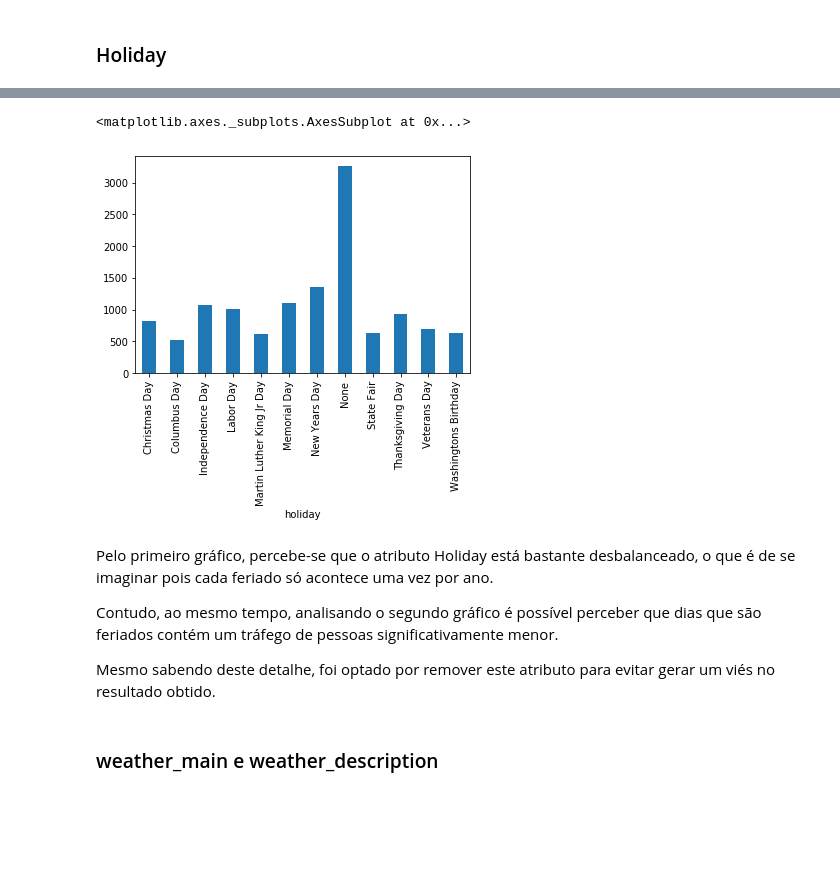
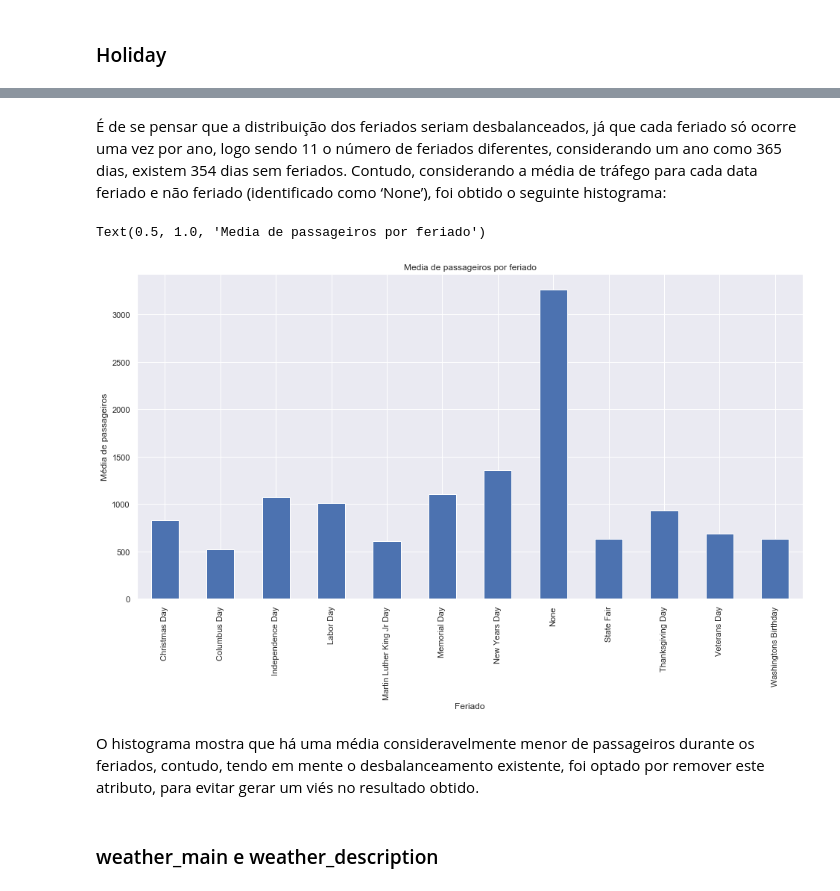
Before and after one commit to DefinitelyNotACactus/AI, a Jupyter notebook: Regression/Q2 - Regression.ipynb, the cells around one changed output, grey strips where cells are left out. Drawn from its saved outputs; the diff is of its cells as text; code cells hidden in the pictures; blank space fills up the shorter version.

```diff
--- a/Regression/Q2 - Regression.ipynb
+++ b/Regression/Q2 - Regression.ipynb
@@ -21,6 +29,7 @@ from sklearn import tree
 from sklearn import model_selection
 from sklearn import metrics
 # %%
+sns.set(rc = {'figure.figsize':(16, 8)})
 df = pd.read_csv('Metro_Interstate_Traffic_Volume.csv', delimiter = ',') # Abrir base de dados
 
 df.head()
@@ -33,0 +45,6 @@ df.head()
+# %%
+print("Duplicatas: %d" % (len(df[df.duplicated()])))
+df.drop_duplicates(keep = 'first', inplace = True) #remover duplicatas
+
+df.reset_index(inplace = True) # por algum motivo eliminar linhas resulta em um index mucho louco
+df.drop(columns = ['index'], inplace = True)
@@ -115,14 +141,15 @@ Name: holiday, dtype: int64
+# %% [markdown]
+É de se pensar que a distribuição dos feriados seriam desbalanceados, já que cada feriado só ocorre uma vez por ano, logo sendo 11 o número de feriados diferentes, considerando um ano como 365 dias, existem 354 dias sem feriados. Contudo, considerando a média de tráfego para cada data feriado e não feriado (identificado como ‘None’), foi obtido o seguinte histograma:
 # %%
 df.groupby('holiday').mean()['traffic_volume'].plot.bar()
+plt.xlabel('Feriado')
+plt.ylabel('Média de passageiros')
+plt.title("Media de passageiros por feriado")
 # %% [output]
-<matplotlib.axes._subplots.AxesSubplot at 0x...>
+Text(0.5, 1.0, 'Media de passageiros por feriado')
-[figure, old version]
+[figure, new version]
-# %% [markdown]
-Pelo primeiro gráfico, percebe-se que o atributo Holiday está bastante desbalanceado, o que é de se imaginar pois cada feriado só acontece uma vez por ano.
-
-Contudo, ao mesmo tempo, analisando o segundo gráfico é possível perceber que dias que são feriados contém um tráfego de pessoas significativamente menor.
-
-Mesmo sabendo deste detalhe, foi optado por remover este atributo para evitar gerar um viés no resultado obtido.
+# %% [markdown]
+O histograma mostra que há uma média consideravelmente menor de passageiros durante os feriados, contudo, tendo em mente o desbalanceamento existente, foi optado por remover este atributo, para evitar gerar um viés no resultado obtido.
 # %%
 df.drop(columns = ['holiday'], inplace = True)
 # %% [markdown]
```
Also changed, not shown: parts of 54 cells of this notebook, 1 other file.
